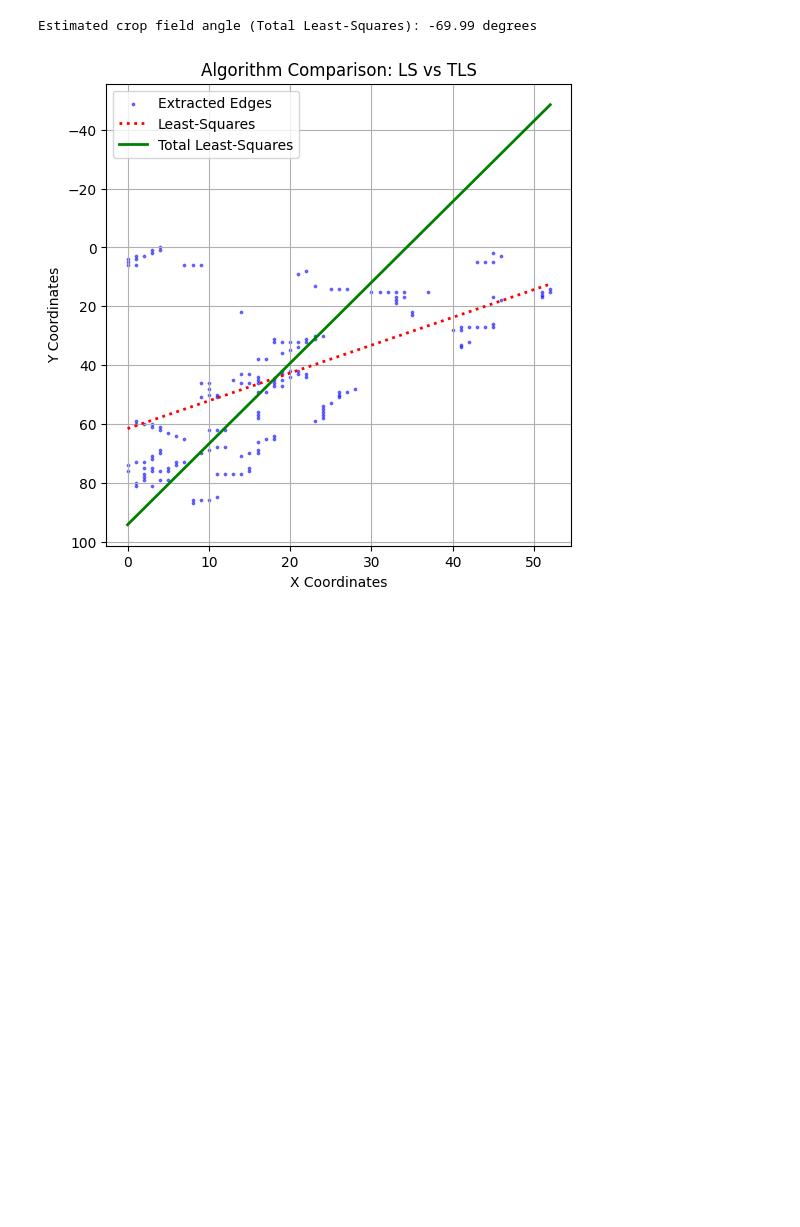
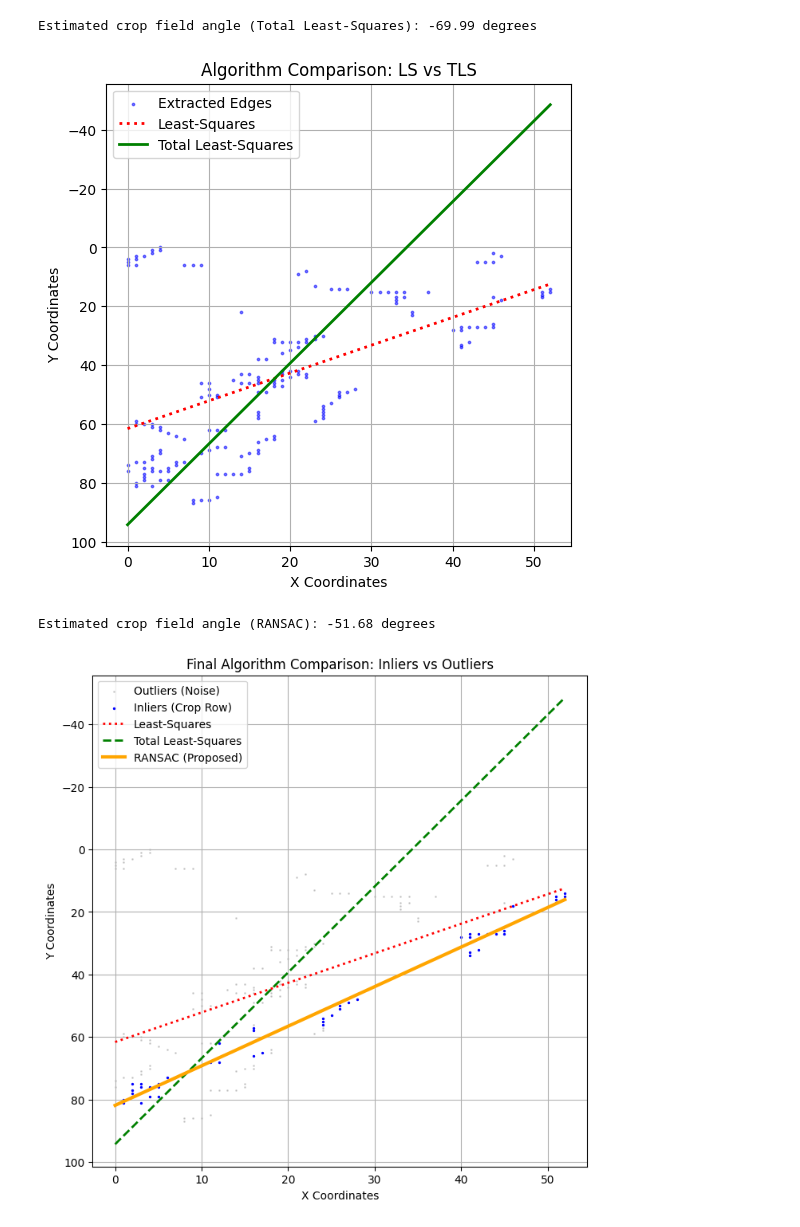
Before and after one commit to Genuuu/ET3112-Assignment-02, a Jupyter notebook: src/Code.ipynb, the cells around one changed output. Cells and saved outputs as stored; diff of their text form; code cells hidden in the pictures; blank space fills up the shorter version.

Commit message:
Complete LS, TLS, RANSAC pipeline with inlier visualisation

```diff
--- a/src/Code.ipynb
+++ b/src/Code.ipynb
@@ -44,7 +44,7 @@ plt.grid(True)
 
 plt.show()
 
-# Question 3 & 4
+# Question 3
 N = len(x)
 
 sum_x = np.sum(x)
@@ -76,7 +76,7 @@ plt.grid(True)
 
 plt.show()
 
-# Question 6 & 7
+# Question 6
 x_mean = np.mean(x)
 y_mean = np.mean(y)
 
@@ -87,10 +87,8 @@ y_centered = y - y_mean
 data = np.vstack([x_centered, y_centered]).T
 u, s, vh = np.linalg.svd(data)
 
-# Extract the normal vector (a, b) from the second row of vh
 a, b = vh[1, :]
 
-# Calculate the slope using the normal vector formula
 m_tls = -a / b
 
 # Calculate the y intercept
@@ -98,30 +96,78 @@ c_tls = y_mean - m_tls * x_mean
 
 # Calculate the line points for plotting
 y_line_tls = m_tls * x_line + c_tls
 
 # Calculate the angle
 angle_rad_tls = np.arctan(m_tls)
 angle_deg_tls = np.degrees(angle_rad_tls)
 
 print(f"Estimated crop field angle (Total Least-Squares): {angle_deg_tls:.2f} degrees")
 
 plt.figure(figsize=(6, 6))
 plt.scatter(x, y, s=3, color='blue', alpha=0.5, label='Extracted Edges')
 plt.plot(x_line, y_line_ls, color='red', linewidth=2, linestyle=':', label='Least-Squares')
 plt.plot(x_line, y_line_tls, color='green', linewidth=2, label='Total Least-Squares')
 plt.gca().invert_yaxis()
 
 plt.title('Algorithm Comparison: LS vs TLS')
 plt.xlabel('X Coordinates')
 plt.ylabel('Y Coordinates')
 plt.legend()
 plt.grid(True)
 
 plt.show()
+
+# Question 10
+X_ransac = x.reshape(-1, 1)
+
+ransac = RANSACRegressor(residual_threshold=5.0, random_state=42)
+ransac.fit(X_ransac, y)
+
+# Extract the slope (m) and intercept (c)
+m_ransac = ransac.estimator_.coef_[0]
+c_ransac = ransac.estimator_.intercept_
+
+# Calculate the line points
+y_line_ransac = m_ransac * x_line + c_ransac
+
+# Calculate the angle
+angle_rad_ransac = np.arctan(m_ransac)
+angle_deg_ransac = np.degrees(angle_rad_ransac)
+
+print(f"Estimated crop field angle (RANSAC): {angle_deg_ransac:.2f} degrees")
+
+# LS vs TLS vs RANSAC
+
+inlier_mask = ransac.inlier_mask_
+outlier_mask = np.logical_not(inlier_mask)
+
+plt.figure(figsize=(6, 6))
+
+plt.scatter(x[outlier_mask], y[outlier_mask], s=1, color='gray', alpha=0.3, label='Outliers (Noise)')
+
+plt.scatter(x[inlier_mask], y[inlier_mask], s=2, color='blue', label='Inliers (Crop Row)')
+
+# Plot all three calculated lines
+plt.plot(x_line, y_line_ls, color='red', linewidth=2, linestyle=':', label='Least-Squares')
+plt.plot(x_line, y_line_tls, color='green', linewidth=2, linestyle='--', label='Total Least-Squares')
+plt.plot(x_line, y_line_ransac, color='orange', linewidth=3, label='RANSAC (Proposed)')
+
+# Invert Y-axis for image coordinates
+plt.gca().invert_yaxis()
+
+plt.title('Final Algorithm Comparison: Inliers vs Outliers')
+plt.xlabel('X Coordinates')
+plt.ylabel('Y Coordinates')
+plt.legend()
+plt.grid(True)
+
+plt.show()
 # %% [output]
 [figure]
 [figure]
 Estimated crop field angle (Least-Squares): -43.39 degrees
 [figure]
 Estimated crop field angle (Total Least-Squares): -69.99 degrees
 [figure]
+Estimated crop field angle (RANSAC): -51.68 degrees
+[figure, added]
```
